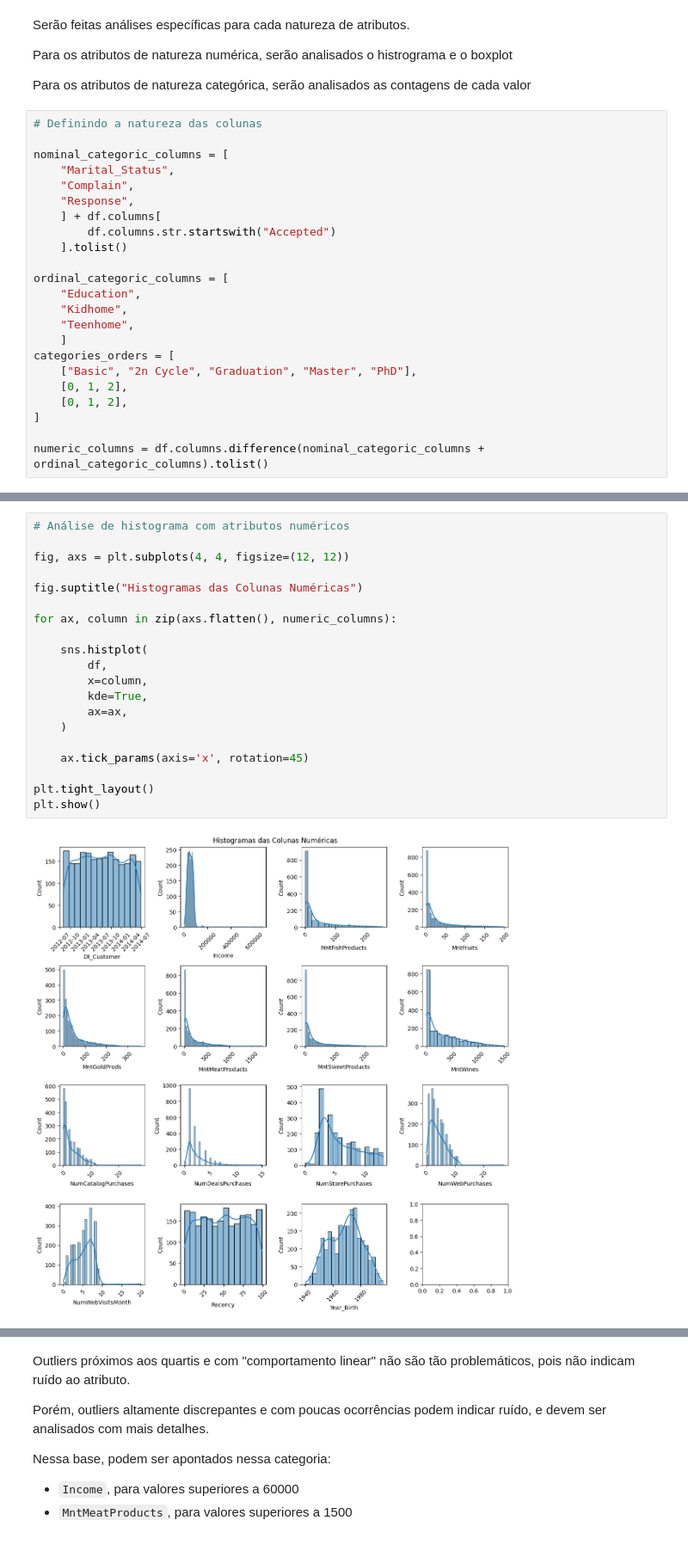
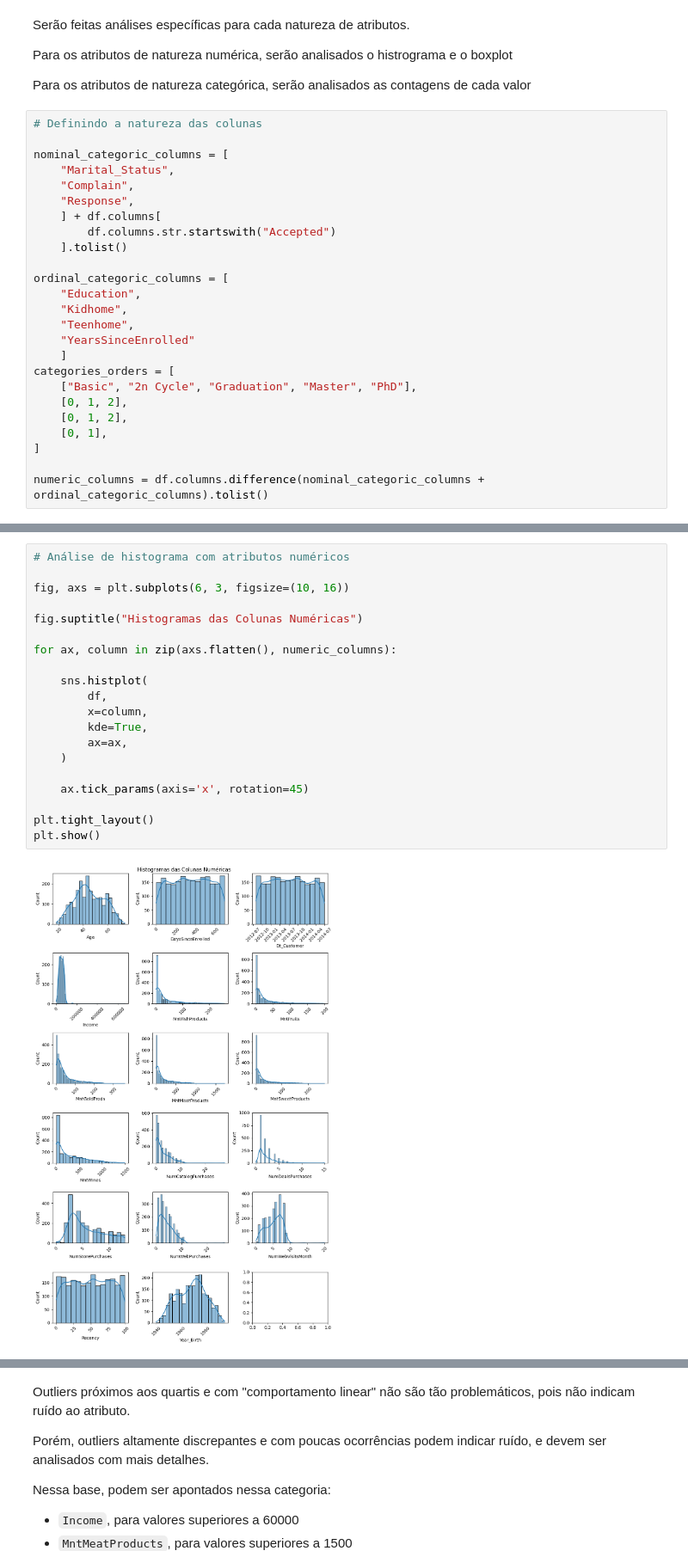
Before and after one commit to LucasGPestana/ifood_analyst, a Jupyter notebook: notebooks/02_eda_univariate_analysis.ipynb, the cells around one changed output, grey strips where cells are left out. Shown: that part at 86% size. Drawn from its saved outputs; the diff is of its cells as text.

```diff
--- a/notebooks/02_eda_univariate_analysis.ipynb
+++ b/notebooks/02_eda_univariate_analysis.ipynb
@@ -61,11 +61,13 @@ ordinal_categoric_columns = [
     "Education",
     "Kidhome",
     "Teenhome",
+    "YearsSinceEnrolled"
     ]
 categories_orders = [
     ["Basic", "2n Cycle", "Graduation", "Master", "PhD"],
     [0, 1, 2],
     [0, 1, 2],
+    [0, 1],
 ]
 
 numeric_columns = df.columns.difference(nominal_categoric_columns + ordinal_categoric_columns).tolist()
@@ -76,25 +78,25 @@ len(numeric_columns)
 # %%
 # Análise de histograma com atributos numéricos
 
-fig, axs = plt.subplots(4, 4, figsize=(12, 12))
+fig, axs = plt.subplots(6, 3, figsize=(10, 16))
 
 fig.suptitle("Histogramas das Colunas Numéricas")
 
 for ax, column in zip(axs.flatten(), numeric_columns):
 
     sns.histplot(
         df,
         x=column,
         kde=True,
         ax=ax,
     )
 
     ax.tick_params(axis='x', rotation=45)
 
 plt.tight_layout()
 plt.show()
 # %% [output]
-[figure, old version]
+[figure, new version]
 # %%
 # Análise de boxplots com atributos numéricos
 
```
Also changed, not shown: parts of 6 cells of this notebook.
